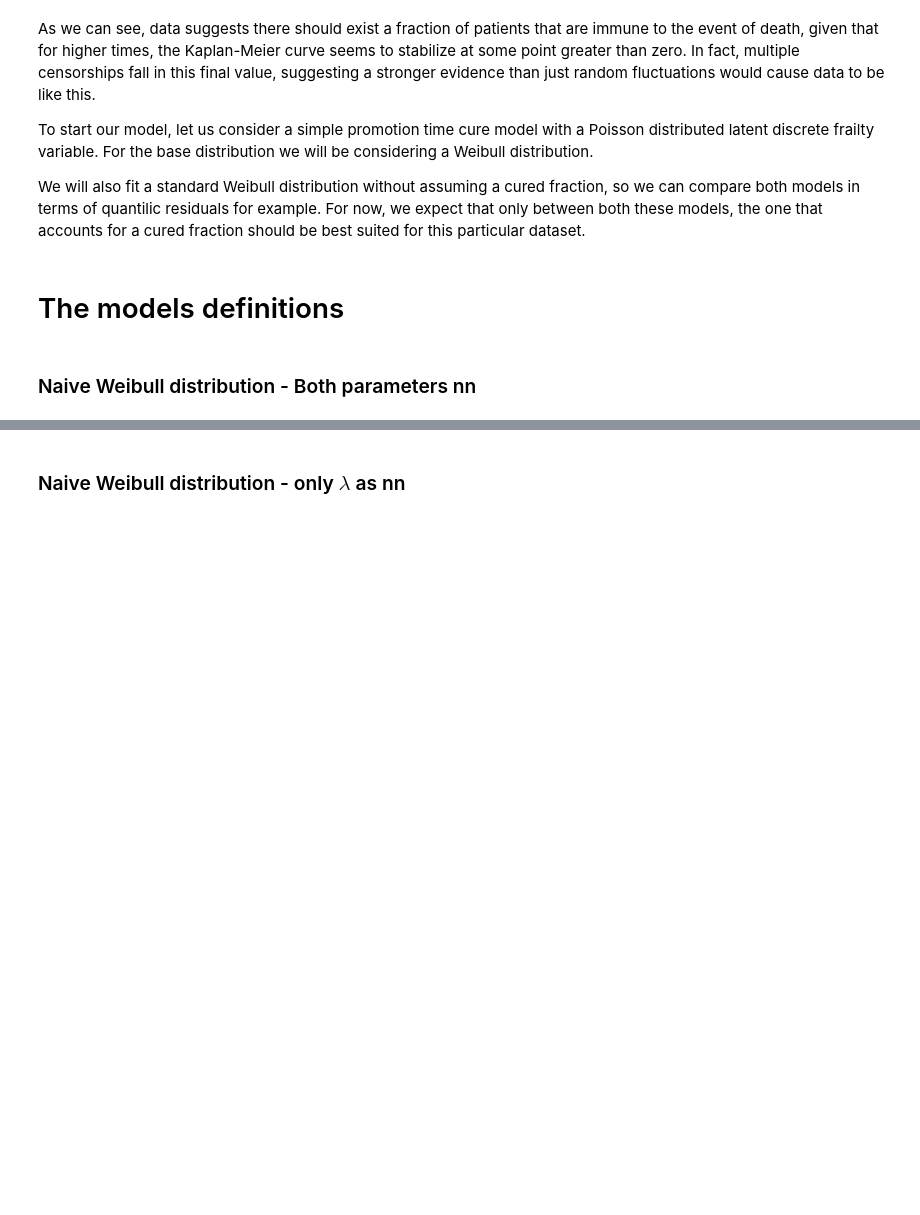
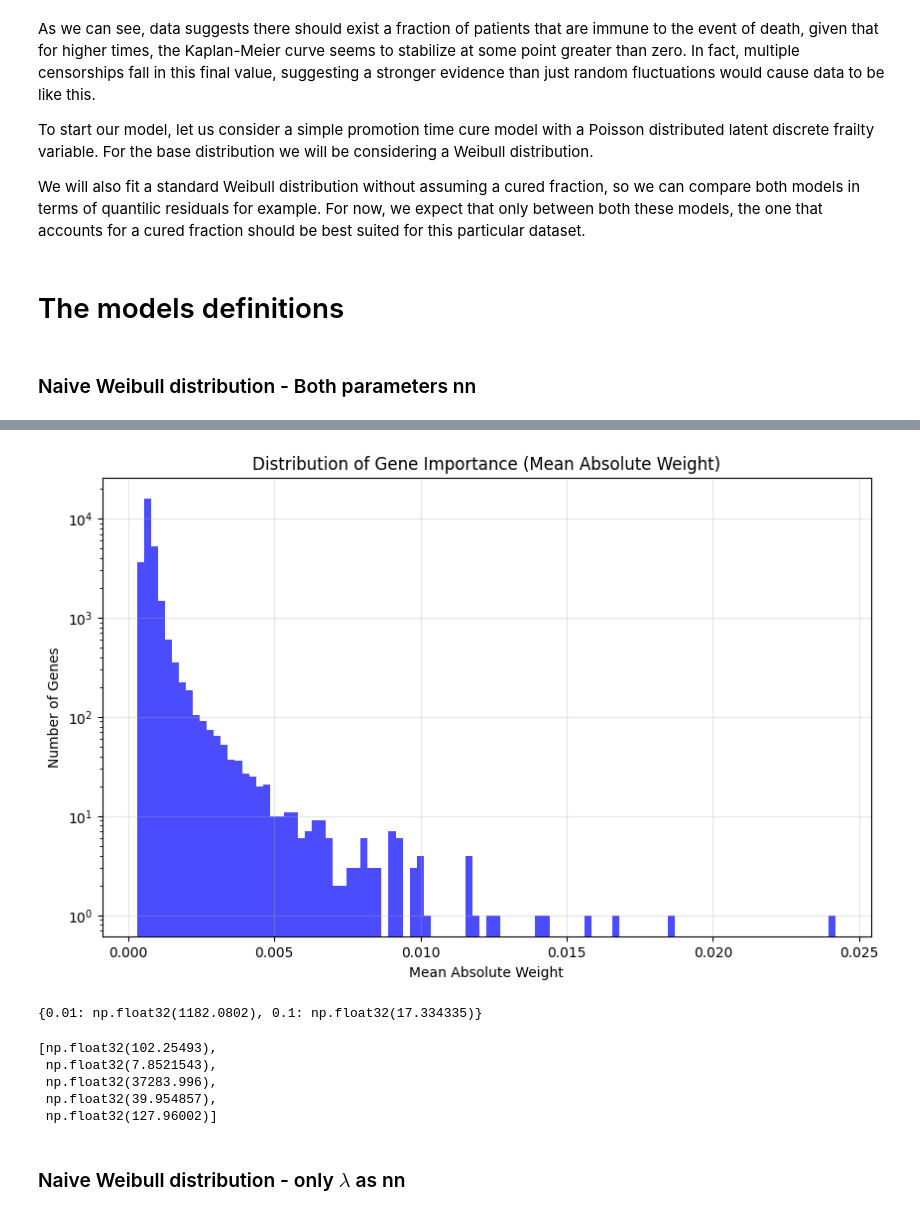
Before and after one commit to nhilariosilva/thetaflow_method_paper, a Jupyter notebook: TCGA-BRCA/TCGA-BRCA.ipynb, the cells around one changed output, grey strips where cells are left out. Saved outputs shown, nothing was run; the diff lists cells and outputs as text; code cells hidden in the pictures; blank space fills up the shorter version.

```diff
--- a/TCGA-BRCA/TCGA-BRCA.ipynb
+++ b/TCGA-BRCA/TCGA-BRCA.ipynb
@@ -335,2 +508,31 @@ Dead Genes (crushed by Elastic Net): 0
+# %%
+import matplotlib.pyplot as plt
+
+# Calculate the mean absolute weight per gene (instead of the sum)
+gene_importance_mean = np.mean(np.abs(W1), axis=1)
+
+# Plot a histogram to see the distribution
+plt.figure(figsize=(10, 6))
+plt.hist(gene_importance_mean, bins=100, color='blue', alpha=0.7)
+plt.title("Distribution of Gene Importance (Mean Absolute Weight)")
+plt.xlabel("Mean Absolute Weight")
+plt.ylabel("Number of Genes")
+plt.yscale('log') # Log scale helps see the active genes spreading to the right
+plt.grid(True, alpha=0.3)
+plt.show()
+# %% [output]
+[figure, added]
+# %%
+cv_results
+# %% [output]
+{0.01: np.float32(1182.0802), 0.1: np.float32(17.334335)}
+# %%
+fold_losses
+# %% [output]
+[np.float32(102.25493),
+ np.float32(7.8521543),
+ np.float32(37283.996),
+ np.float32(39.954857),
+ np.float32(127.96002)]
 # %% [markdown]
 ### Naive Weibull distribution - only $\lambda$ as nn
```
Also changed, not shown: parts of 27 cells of this notebook, 2 other files.
